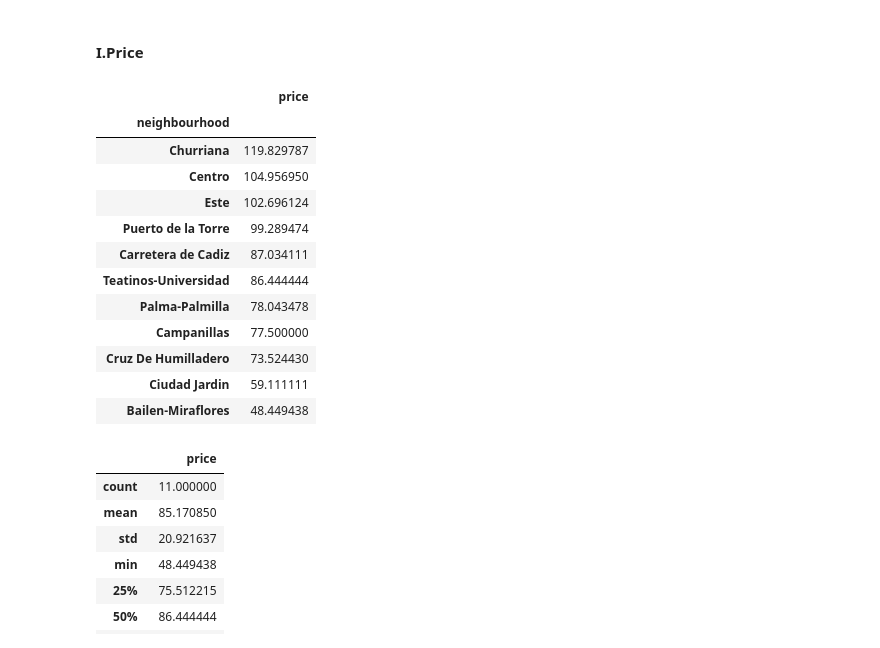
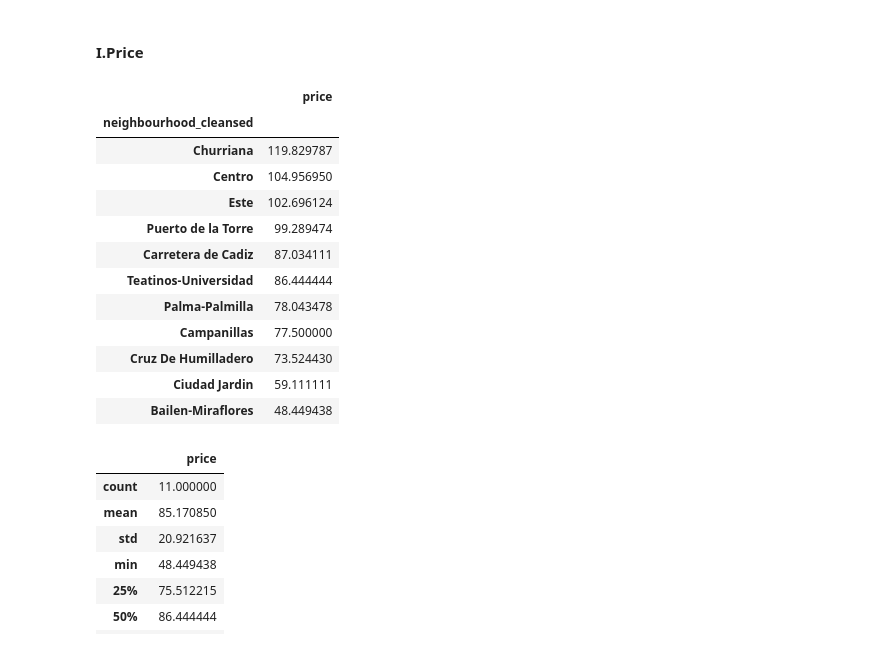
Before and after one commit to DevMahmoud10/Malaga-Airbnb-Data-Analysis, a Jupyter notebook: malaga_airbnb_data_analysis_notebook.ipynb, the cells around one changed output. Cells and saved outputs as stored; diff of their text form; code cells hidden in the pictures.

```diff
--- a/malaga_airbnb_data_analysis_notebook.ipynb
+++ b/malaga_airbnb_data_analysis_notebook.ipynb
@@ -339,6 +344,6 @@ Inactive and cheap months : [3]
 ### 1.Gather
 # %%
 #load listings data with just used columns
-listings_df = pd.read_csv('data/listings.zip',compression='zip',usecols=['id','neighbourhood','price'])
+listings_df = pd.read_csv('data/listings.zip',compression='zip',usecols=['id','neighbourhood_cleansed','price'])
 listings_df.sample(5)
 # %% [output]
@@ -386,3 +391,7 @@ dtype: int64
 listings_df.duplicated().sum()
 # %% [output]
 0
+# %%
+#remove '$' and ',' from price and cast it to float
+listings_df.price=listings_df.price.apply(lambda x:x[1:].replace(',','')).astype(float)
+pd.DataFrame(listings_df['price'].sample(5))
@@ -394,14 +410,14 @@ as we see the data havn't null or dupicated rows and data types is as expected
 #### I.Price
 # %%
 # Average price for each neighbourhood group
-neighbourhood_price=listings_df.groupby(['neighbourhood'])['price'].mean()
+neighbourhood_price=listings_df.groupby(['neighbourhood_cleansed'])['price'].mean()
 
 # Sort values in descending order
 neighbourhood_price=neighbourhood_price.sort_values(ascending=False)
 pd.DataFrame(neighbourhood_price)
 # %% [output]
 |  | price |
-| neighbourhood |  |
+| neighbourhood_cleansed |  |
 | Churriana | 119.829787 |
 | Centro | 104.956950 |
 | Este | 102.696124 |
```
Also changed, not shown: parts of 58 cells of this notebook.
